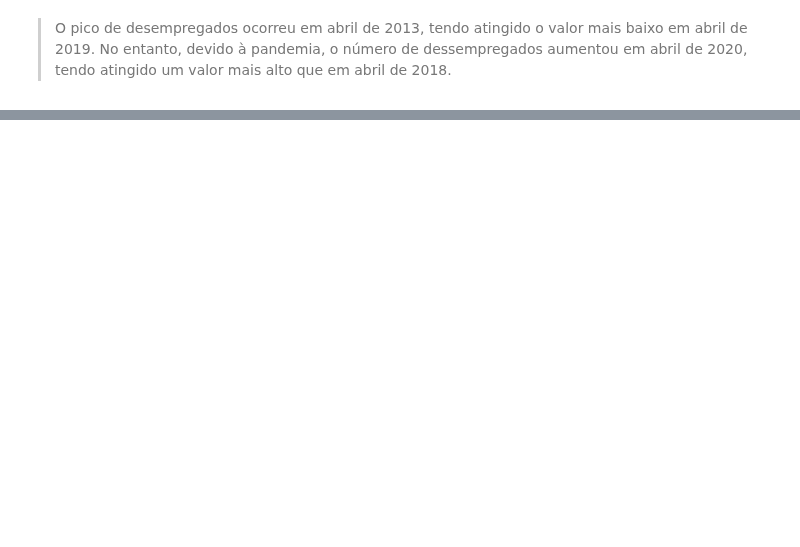
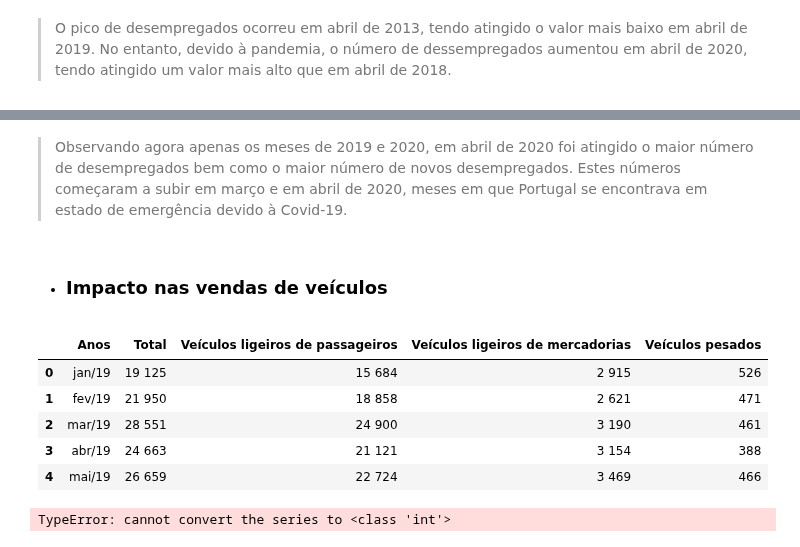
Before and after one commit to DianaA82332/Epidemiologia, a Jupyter notebook: estatisticas_covid_portugal.ipynb, the cells around one changed output, grey strips where cells are left out. Drawn from its saved outputs; the diff is of its cells as text; code cells hidden in the pictures; blank space fills up the shorter version.

```diff
--- a/estatisticas_covid_portugal.ipynb
+++ b/estatisticas_covid_portugal.ipynb
@@ -458,0 +570,14 @@ fig.show()
+# %% [markdown]
+> Observando agora apenas os meses de 2019 e 2020, em abril de 2020 foi atingido o maior número de desempregados bem como o maior número de novos desempregados. Estes números começaram a subir em março e em abril de 2020, meses em que Portugal se encontrava em estado de emergência devido à Covid-19.
+# %% [markdown]
+* ### Impacto nas vendas de veículos ###
+# %%
+dados9=pd.read_csv("/Users/dianamartins/Documents/GitHub/Epidemiologia/Trabalho_final/Dados/venda_veiculos.csv", delimiter=';')
+dados9.head()
+# %% [output]
+|  | Anos | Total | Veículos ligeiros de passageiros | Veículos ligeiros de mercadorias | Veículos pesados |
+| 0 | jan/19 | 19 125 | 15 684 | 2 915 | 526 |
+| 1 | fev/19 | 21 950 | 18 858 | 2 621 | 471 |
+| 2 | mar/19 | 28 551 | 24 900 | 3 190 | 461 |
+| 3 | abr/19 | 24 663 | 21 121 | 3 154 | 388 |
+| 4 | mai/19 | 26 659 | 22 724 | 3 469 | 466 |
@@ -458,0 +601,4 @@ fig.show()
+# %%
+veiculos_passageiros = (int(dados9['Veículos ligeiros de passageiros'])/int(dados9['Total']))*100 + '%'
+# %% [output]
+TypeError: cannot convert the series to <class 'int'>
```
Also changed, not shown: parts of 17 cells of this notebook.
